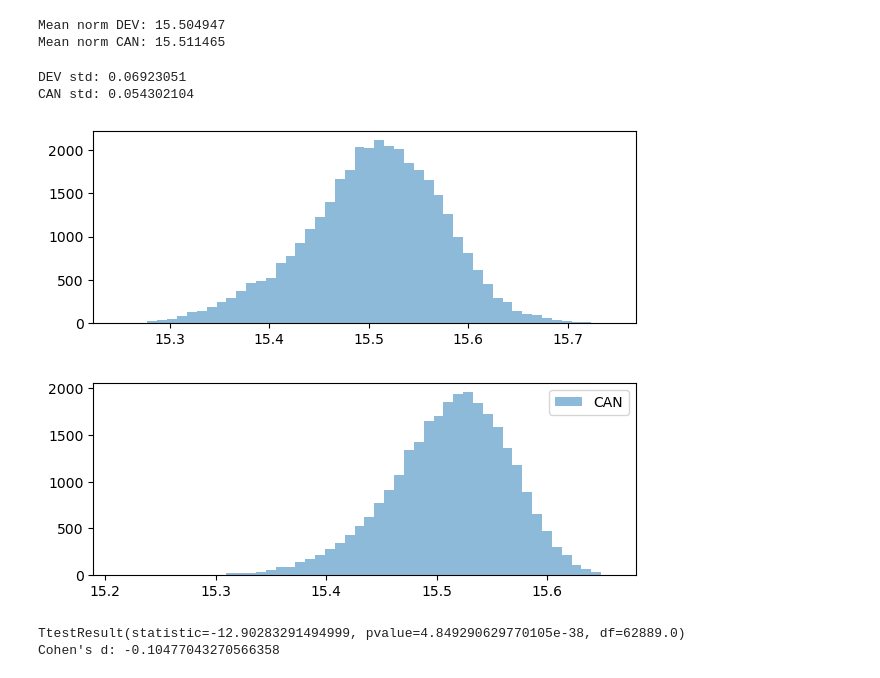
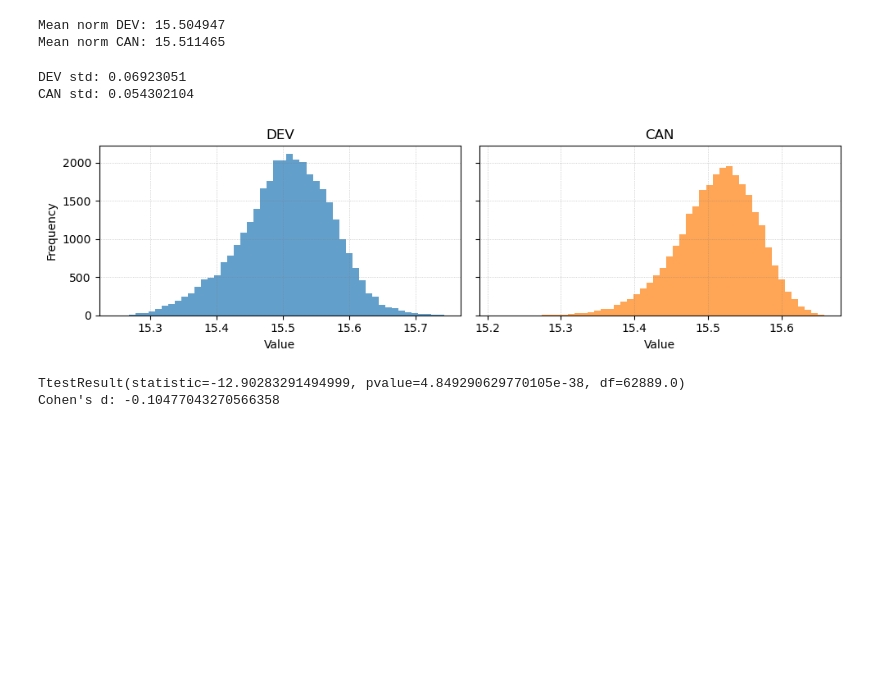
Before and after one commit to juanfpoyatos/OncoDevFormer, a Jupyter notebook: notebooks/Results_Section1.ipynb, the cells around one changed output. Saved outputs shown, nothing was run; the diff lists cells and outputs as text; code cells hidden in the pictures; blank space fills up the shorter version.

```diff
--- a/notebooks/Results_Section1.ipynb
+++ b/notebooks/Results_Section1.ipynb
@@ -289,21 +290,29 @@ Mean norm CAN: 15.511465
 # %%
 dev_norms = np.linalg.norm(X_dev, axis=1)
 can_norms = np.linalg.norm(X_can, axis=1)
 
 print("DEV std:", dev_norms.std())
 print("CAN std:", can_norms.std())
 
-plt.figure(figsize=(7,2.5))
-plt.hist(dev_norms, bins=50, alpha=0.5, label="DEV")
-plt.figure(figsize=(7,2.5))
-plt.hist(can_norms, bins=50, alpha=0.5, label="CAN")
-plt.legend()
+fig, axes = plt.subplots(1, 2, figsize=(10, 3), sharey=True)
+
+axes[0].hist(dev_norms, bins=50, alpha=0.7, color='C0')
+axes[0].set_title('DEV')
+axes[0].set_xlabel('Value')
+axes[0].set_ylabel('Frequency')
+axes[0].grid(True, linestyle=':', linewidth=0.5, color='gray', alpha=0.6)
+
+axes[1].hist(can_norms, bins=50, alpha=0.7, color='C1')
+axes[1].set_title('CAN')
+axes[1].set_xlabel('Value')
+axes[1].grid(True, linestyle=':', linewidth=0.5, color='gray', alpha=0.6)
+
+plt.tight_layout()
 plt.show()
 # %% [output]
 DEV std: 0.06923051
 CAN std: 0.054302104
-[figure, old version]
+[figure, new version]
-[figure, removed]
 # %%
 # .. are these distributions different?
 print(ttest_ind(dev_norms, can_norms))
```
Also changed, not shown: parts of 14 cells of this notebook, 37 other files.
